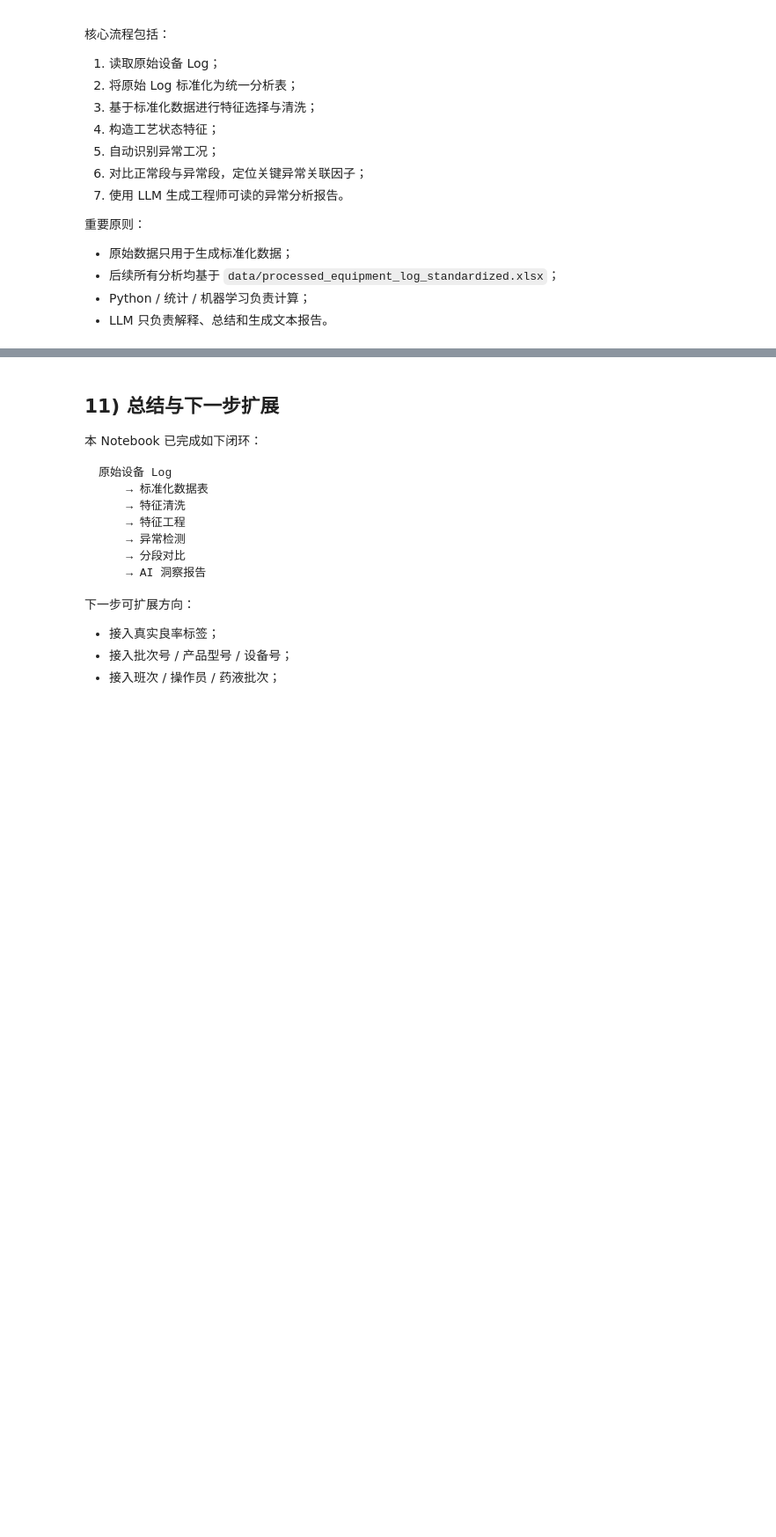
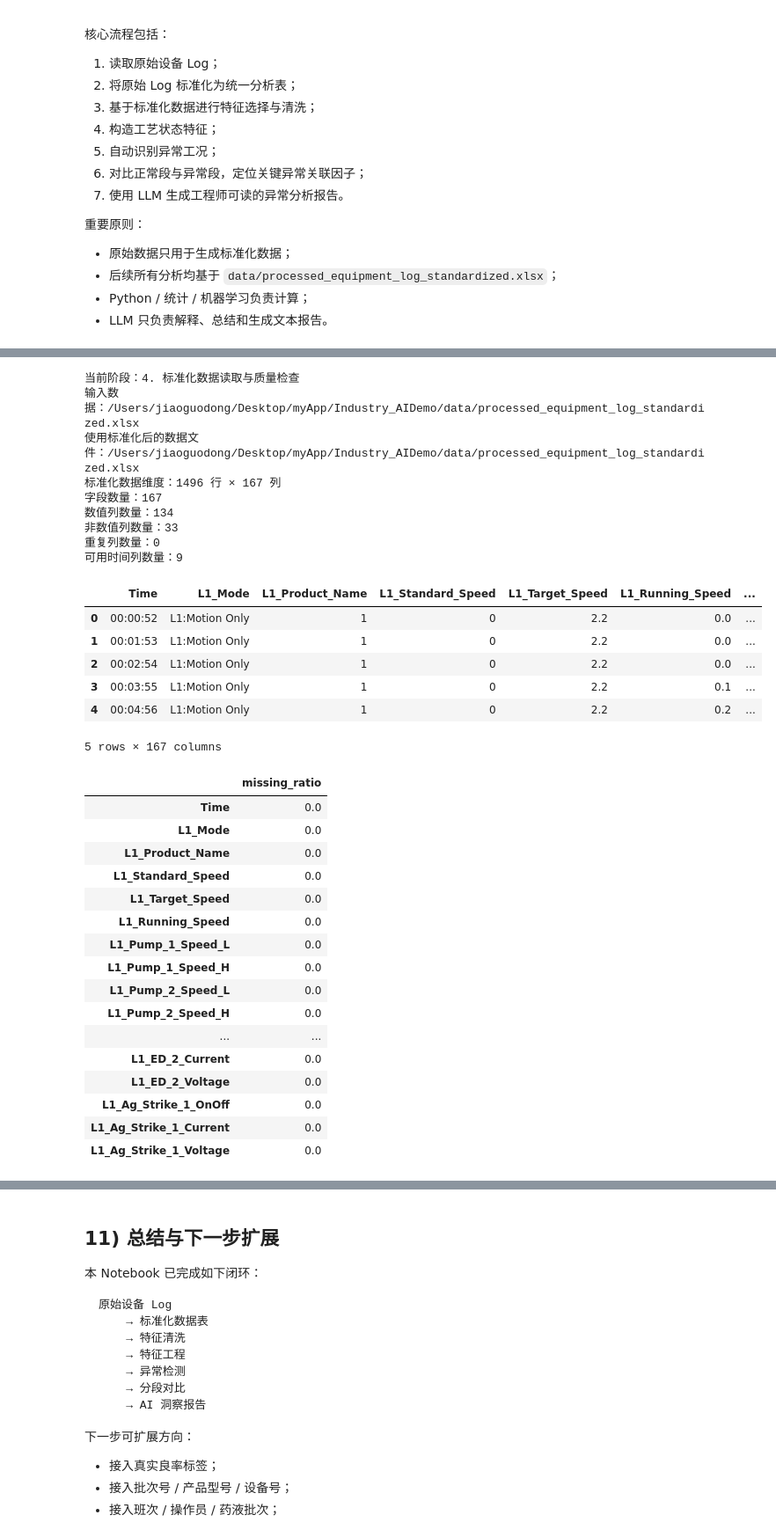
Before and after one commit to jgdnew21/Industry_AIDemo, a Jupyter notebook: notebooks/manufacturing_yield_insight_standardized_pipeline.ipynb, the cells around one changed output, grey strips where cells are left out. Shown at 88% size. Cells and saved outputs as stored; diff of their text form; code cells hidden in the pictures; blank space fills up the shorter version.

```diff
--- a/notebooks/manufacturing_yield_insight_standardized_pipeline.ipynb
+++ b/notebooks/manufacturing_yield_insight_standardized_pipeline.ipynb
@@ -304,14 +216,4 @@ display(df_standardized.head())
 # %%
-# ============================================================
-# 汇报级代码注释（增强版）
-# 1) 本单元对应一个明确的方法阶段，请结合上一 Markdown 阅读。
-# 2) 关注三个问题：
-#    - 输入来自哪里（原始文件 / 标准化文件 / 上游变量）
-#    - 做了什么处理（清洗 / 转换 / 建模 / 对比 / 可视化）
-#    - 输出给谁使用（下游算法 / 工程排查 / 管理层汇报）
-# 3) 请牢记：本流程强调相关性线索，不直接输出因果结论。
-# 4) 若演示现场结果异常，优先检查路径、缺失率、字段类型与模型输入维度。
-# ============================================================
 print("当前阶段：4. 标准化数据读取与质量检查")
 print(f"输入数据：{PROCESSED_DATA_PATH}")
 
@@ -321,31 +223,65 @@ if not PROCESSED_DATA_PATH.exists():
         "请先运行数据标准化处理层，生成 processed_equipment_log_standardized.xlsx。"
     )
 
 df_standardized = pd.read_excel(PROCESSED_DATA_PATH)
 
 print(f"使用标准化后的数据文件：{PROCESSED_DATA_PATH}")
 print(f"标准化数据维度：{df_standardized.shape[0]} 行 × {df_standardized.shape[1]} 列")
 print(f"字段数量：{df_standardized.shape[1]}")
 
 missing_summary = df_standardized.isna().mean().sort_values(ascending=False).head(20)
 
 numeric_cols_all = df_standardized.select_dtypes(include=[np.number]).columns.tolist()
 non_numeric_cols_all = [c for c in df_standardized.columns if c not in numeric_cols_all]
 
 dup_check = pd.Series(df_standardized.columns).value_counts()
 dup_check = dup_check[dup_check > 1]
 
 time_cols_qc = []
 for c in df_standardized.columns:
     if "time" in str(c).lower() or "date" in str(c).lower():
-        parsed = safe_to_datetime(df_standardized[c])
+        parsed = pd.to_datetime(df_standardized[c], errors="coerce")
         if parsed.notna().mean() > 0.5:
             time_cols_qc.append(c)
 
 print(f"数值列数量：{len(numeric_cols_all)}")
 print(f"非数值列数量：{len(non_numeric_cols_all)}")
 print(f"重复列数量：{dup_check.shape[0]}")
 print(f"可用时间列数量：{len(time_cols_qc)}")
 
 display(df_standardized.head())
 display(missing_summary.to_frame("missing_ratio"))
+# %% [output]
+当前阶段：4. 标准化数据读取与质量检查
+输入数据：/Users/jiaoguodong/Desktop/myApp/Industry_AIDemo/data/processed_equipment_log_standardized.xlsx
+使用标准化后的数据文件：/Users/jiaoguodong/Desktop/myApp/Industry_AIDemo/data/processed_equipment_log_standardized.xlsx
+标准化数据维度：1496 行 × 167 列
+字段数量：167
+数值列数量：134
+非数值列数量：33
+重复列数量：0
+可用时间列数量：9
+|  | Time | L1_Mode | L1_Product_Name | L1_Standard_Speed | L1_Target_Speed | L1_Running_Speed | ... |
+| 0 | 00:00:52 | L1:Motion Only | 1 | 0 | 2.2 | 0.0 | ... |
+| 1 | 00:01:53 | L1:Motion Only | 1 | 0 | 2.2 | 0.0 | ... |
+| 2 | 00:02:54 | L1:Motion Only | 1 | 0 | 2.2 | 0.0 | ... |
+| 3 | 00:03:55 | L1:Motion Only | 1 | 0 | 2.2 | 0.1 | ... |
+| 4 | 00:04:56 | L1:Motion Only | 1 | 0 | 2.2 | 0.2 | ... |
+5 rows × 167 columns
+|  | missing_ratio |
+| Time | 0.0 |
+| L1_Mode | 0.0 |
+| L1_Product_Name | 0.0 |
+| L1_Standard_Speed | 0.0 |
+| L1_Target_Speed | 0.0 |
+| L1_Running_Speed | 0.0 |
+| L1_Pump_1_Speed_L | 0.0 |
+| L1_Pump_1_Speed_H | 0.0 |
+| L1_Pump_2_Speed_L | 0.0 |
+| L1_Pump_2_Speed_H | 0.0 |
+| ... | ... |
+| L1_ED_2_Current | 0.0 |
+| L1_ED_2_Voltage | 0.0 |
+| L1_Ag_Strike_1_OnOff | 0.0 |
+| L1_Ag_Strike_1_Current | 0.0 |
+| L1_Ag_Strike_1_Voltage | 0.0 |
```
Also changed, not shown: parts of 26 cells of this notebook, 12 other files.
